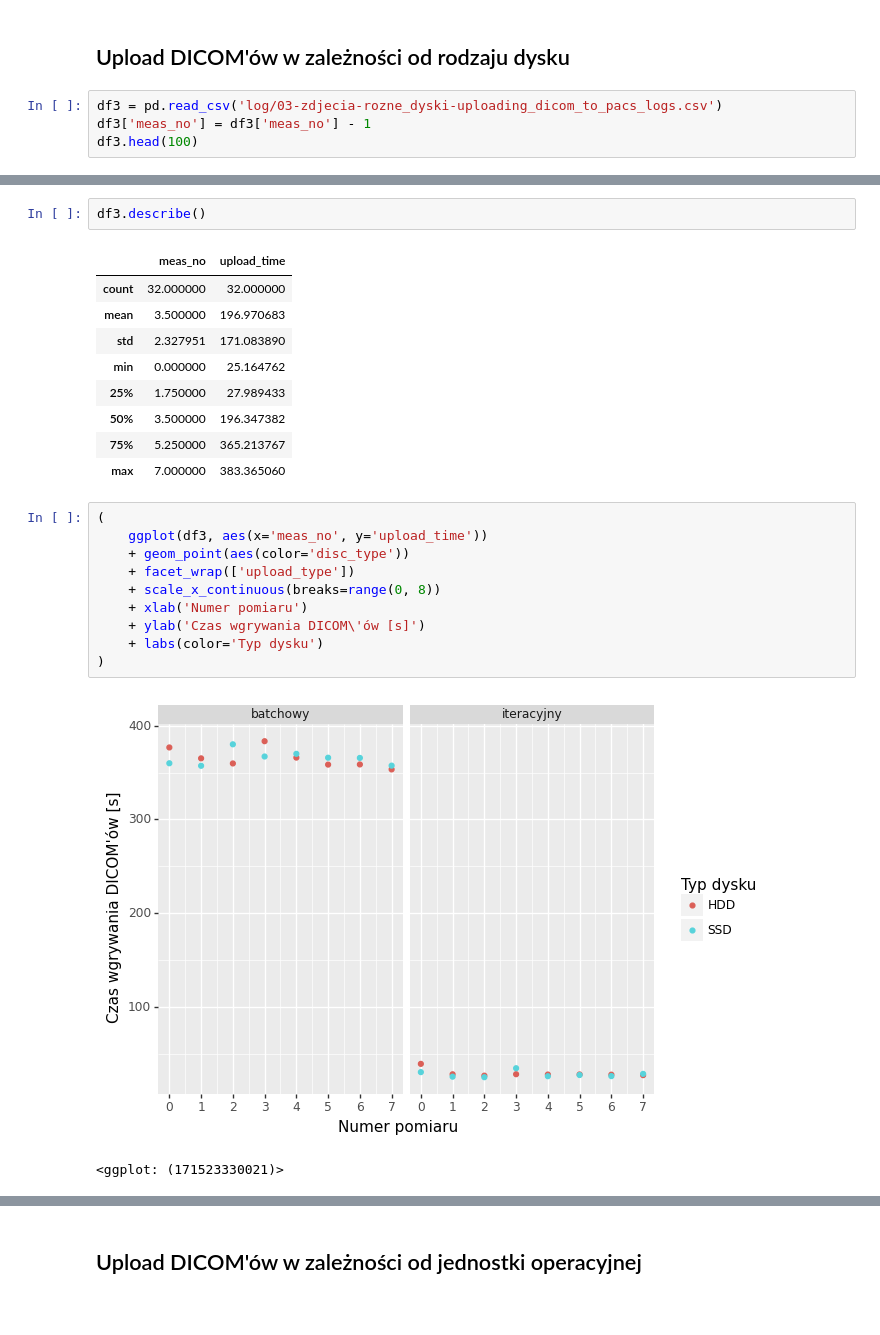
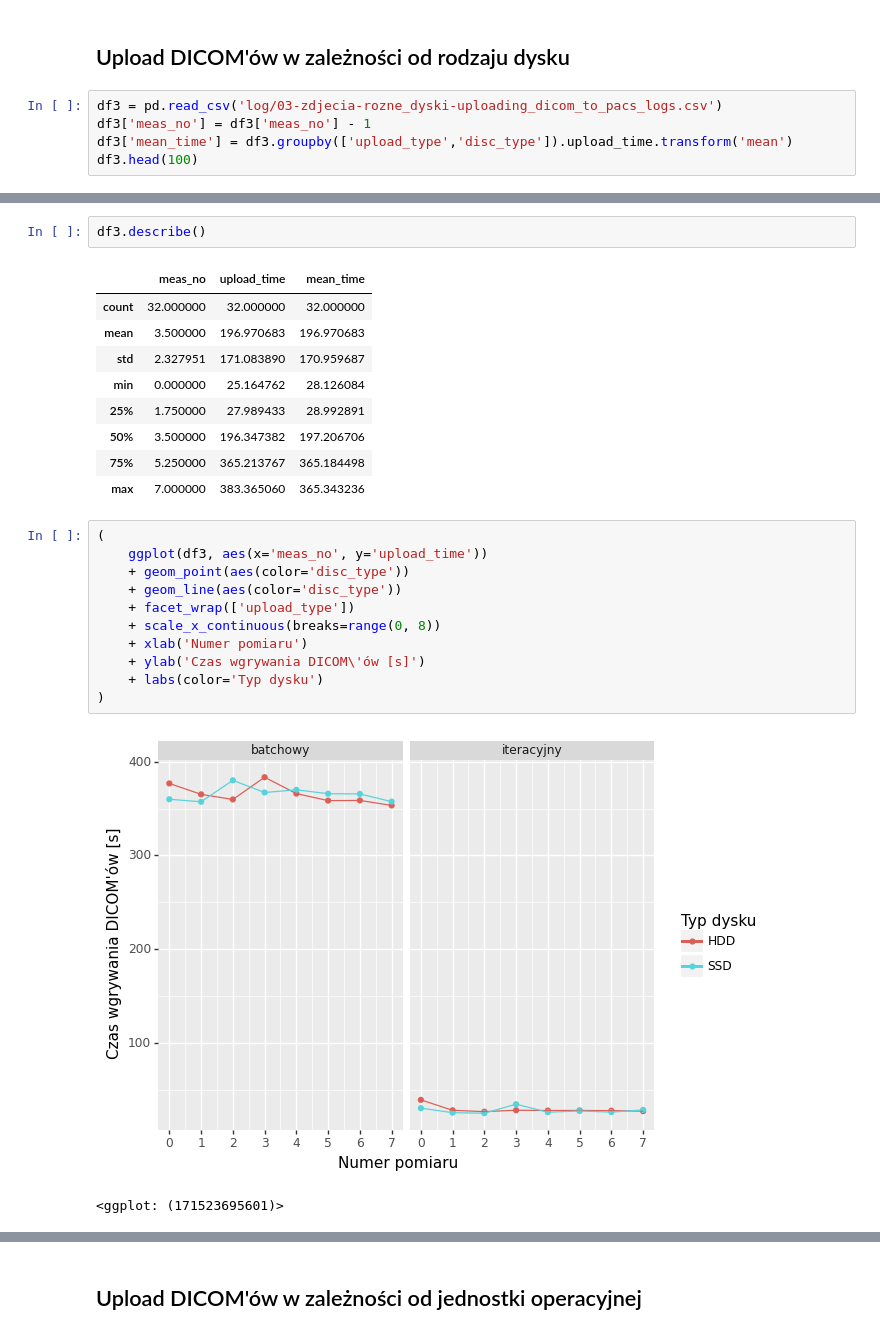
Before and after one commit to aleksanderLisiecki/PyDicom, a Jupyter notebook: data_visualising.ipynb, the cells around one changed output, grey strips where cells are left out. Saved outputs shown, nothing was run; the diff lists cells and outputs as text.

Commit message:
Added mean for upload types
Dodano wykresy średnich czasów wgrywania plików

```diff
--- a/data_visualising.ipynb
+++ b/data_visualising.ipynb
@@ -117,5 +117,6 @@ df2.drop( df2[df2["pacs_read_time"] > 0.01].index, inplace = True )
 # %%
 df3 = pd.read_csv('log/03-zdjecia-rozne_dyski-uploading_dicom_to_pacs_logs.csv')
 df3['meas_no'] = df3['meas_no'] - 1
+df3['mean_time'] = df3.groupby(['upload_type','disc_type']).upload_time.transform('mean')
 df3.head(100)
 # %% [output]
@@ -139,25 +140,26 @@ df3.head(100)
 # %%
 df3.describe()
 # %% [output]
-|  | meas_no | upload_time |
-| count | 32.000000 | 32.000000 |
-| mean | 3.500000 | 196.970683 |
-| std | 2.327951 | 171.083890 |
-| min | 0.000000 | 25.164762 |
-| 25% | 1.750000 | 27.989433 |
-| 50% | 3.500000 | 196.347382 |
-| 75% | 5.250000 | 365.213767 |
-| max | 7.000000 | 383.365060 |
+|  | meas_no | upload_time | mean_time |
+| count | 32.000000 | 32.000000 | 32.000000 |
+| mean | 3.500000 | 196.970683 | 196.970683 |
+| std | 2.327951 | 171.083890 | 170.959687 |
+| min | 0.000000 | 25.164762 | 28.126084 |
+| 25% | 1.750000 | 27.989433 | 28.992891 |
+| 50% | 3.500000 | 196.347382 | 197.206706 |
+| 75% | 5.250000 | 365.213767 | 365.184498 |
+| max | 7.000000 | 383.365060 | 365.343236 |
 # %%
 (
     ggplot(df3, aes(x='meas_no', y='upload_time'))
     + geom_point(aes(color='disc_type'))
+    + geom_line(aes(color='disc_type'))
     + facet_wrap(['upload_type'])
     + scale_x_continuous(breaks=range(0, 8))
     + xlab('Numer pomiaru')
     + ylab('Czas wgrywania DICOM\'ów [s]')
     + labs(color='Typ dysku')
 )
 # %% [output]
-[figure, old version]
+[figure, new version]
-<ggplot: (171523330021)>
+<ggplot: (171523695601)>
```
Also changed, not shown: parts of 6 cells of this notebook.
